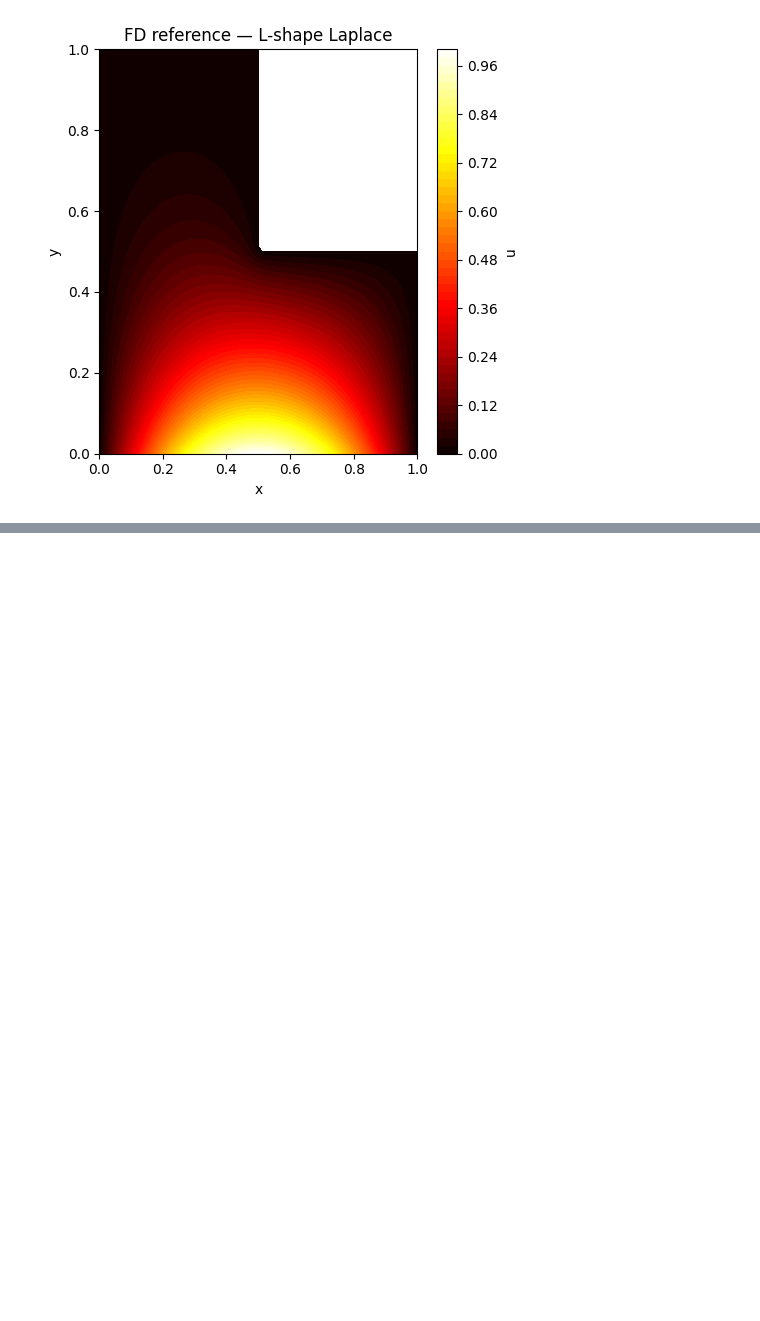
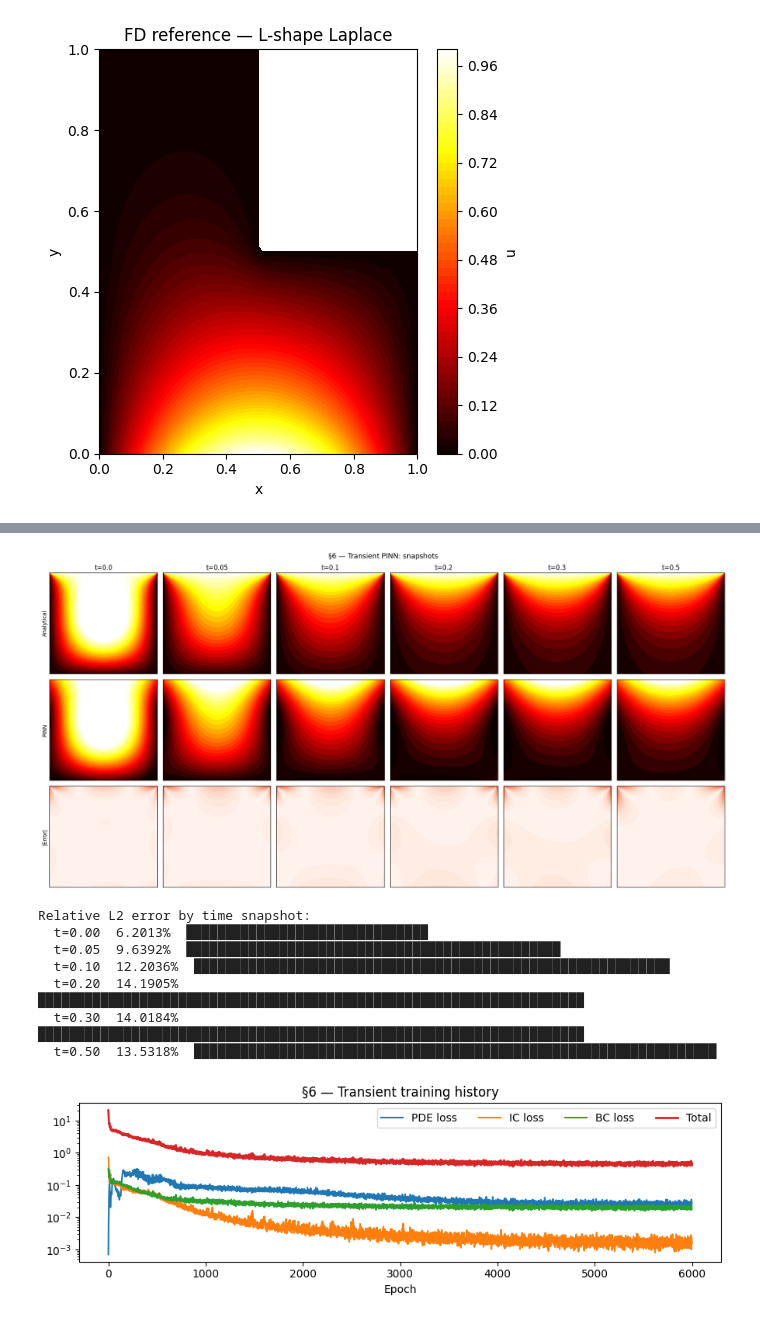
Before and after one commit to zakademic/vinci, a Jupyter notebook: pinn_heat_v2.ipynb, the cells around one changed output, grey strips where cells are left out. Cells and saved outputs as stored; diff of their text form; code cells hidden in the pictures; blank space fills up the shorter version.

```diff
--- a/pinn_heat_v2.ipynb
+++ b/pinn_heat_v2.ipynb
@@ -1500,23 +1552,38 @@ def heat_residual(model, x, y, t, alpha=ALPHA):
     residual = u_t - alpha * (u_xx + u_yy)
     return residual.pow(2).mean()
 
+
+def _u_ss_torch(x, y, N=20):
+    '''Torch version of the §1 steady-state for use in IC loss.'''
+    u = torch.zeros_like(x)
+    pi = float(np.pi)
+    for n in range(1, 2*N, 2):
+        Bn = 4.0 / (n * pi)
+        u = u + Bn * torch.sin(torch.tensor(n * pi) * x) * torch.exp(torch.tensor(n * pi) * (y - 1.0))
+    return u
+
+
 def ic_loss(model, n=500):
-    '''IC: u(x,y,0) = sin(pi*x)*sin(pi*y).'''
+    '''IC: u(x,y,0) = u_ss(x,y) + sin(pi*x)*sin(pi*y).'''
     x = torch.rand(n); y = torch.rand(n); t = torch.zeros(n)
     pred = model(torch.stack([x, y, t], 1))
     pi_t = torch.tensor(float(np.pi))
-    target = torch.sin(pi_t*x) * torch.sin(pi_t*y)
+    target = _u_ss_torch(x, y) + torch.sin(pi_t * x) * torch.sin(pi_t * y)
     return (pred - target).pow(2).mean()
 
+
 def bc_loss_transient(model, n=200):
-    '''u=0 on all 4 walls for all t.'''
+    '''u=0 on left/right/bottom walls;  u=1 on top wall,  for all t in [0, T_END].'''
     losses = []
     t = torch.rand(n) * T_END
+    # left, right, bottom: u = 0
     for xi, yi in [(torch.zeros(n), torch.rand(n)),   # left
                    (torch.ones(n),  torch.rand(n)),   # right
-                   (torch.rand(n),  torch.zeros(n)),  # bottom
-                   (torch.rand(n),  torch.ones(n))]:  # top
+                   (torch.rand(n),  torch.zeros(n))]: # bottom
         losses.append(model(torch.stack([xi, yi, t], 1)).pow(2).mean())
+    # top: u = 1
+    xi = torch.rand(n); yi = torch.ones(n)
+    losses.append((model(torch.stack([xi, yi, t], 1)) - 1.0).pow(2).mean())
     return sum(losses) / len(losses)
 # %%
 # ── Train transient PINN ────────────────────────────────────────────────────────
@@ -1587,31 +1658,42 @@ fig, axes = plt.subplots(3, len(t_snaps), figsize=(18, 9))
 errs = {}
 for col, t_val in enumerate(t_snaps):
     XX_t, YY_t, U_p, U_e = eval_transient(model_T, t_val)
     err = np.abs(U_p - U_e)
     errs[t_val] = np.sqrt(((U_p-U_e)**2).mean()) / (np.sqrt((U_e**2).mean()) + 1e-12)
     kw = dict(levels=30, cmap='hot', vmin=0, vmax=1)
     axes[0,col].contourf(XX_t, YY_t, U_e, **kw); axes[0,col].set_title(f't={t_val}')
     axes[1,col].contourf(XX_t, YY_t, U_p, **kw)
     axes[2,col].contourf(XX_t, YY_t, err, levels=30, cmap='Reds')
     for ax in axes[:, col]: ax.set_xticks([]); ax.set_yticks([])
 
 axes[0,0].set_ylabel('Analytical', fontsize=10)
 axes[1,0].set_ylabel('PINN',       fontsize=10)
 axes[2,0].set_ylabel('|Error|',    fontsize=10)
 plt.suptitle('§6 — Transient PINN: snapshots', fontsize=13)
 plt.tight_layout(); plt.show()
 
 print("\nRelative L2 error by time snapshot:")
 for t_val, e in errs.items():
-    bar = chr(0x2588) * int(e * 500)
+    bar_len = min(int(e * 500), 80) if np.isfinite(e) else 0
+    bar = chr(0x2588) * bar_len
     print(f"  t={t_val:.2f}  {e:.4%}  {bar}")
 
 # Loss curves
 fig, ax = plt.subplots(figsize=(9, 3))
 ax.semilogy(hist_T['pde'],   label='PDE loss')
 ax.semilogy(hist_T['ic'],    label='IC loss')
 ax.semilogy(hist_T['bc'],    label='BC loss')
 ax.semilogy(hist_T['total'], label='Total', lw=2)
 ax.set_xlabel('Epoch'); ax.legend(ncol=4)
 ax.set_title('§6 — Transient training history')
 plt.tight_layout(); plt.show()
+# %% [output]
+[figure, added]
+Relative L2 error by time snapshot:
+  t=0.00  6.2013%  ███████████████████████████████
+  t=0.05  9.6392%  ████████████████████████████████████████████████
+  t=0.10  12.2036%  █████████████████████████████████████████████████████████████
+  t=0.20  14.1905%  ██████████████████████████████████████████████████████████████████████
+  t=0.30  14.0184%  ██████████████████████████████████████████████████████████████████████
+  t=0.50  13.5318%  ███████████████████████████████████████████████████████████████████
+[figure, added]
```
Also changed, not shown: parts of 14 cells of this notebook.
